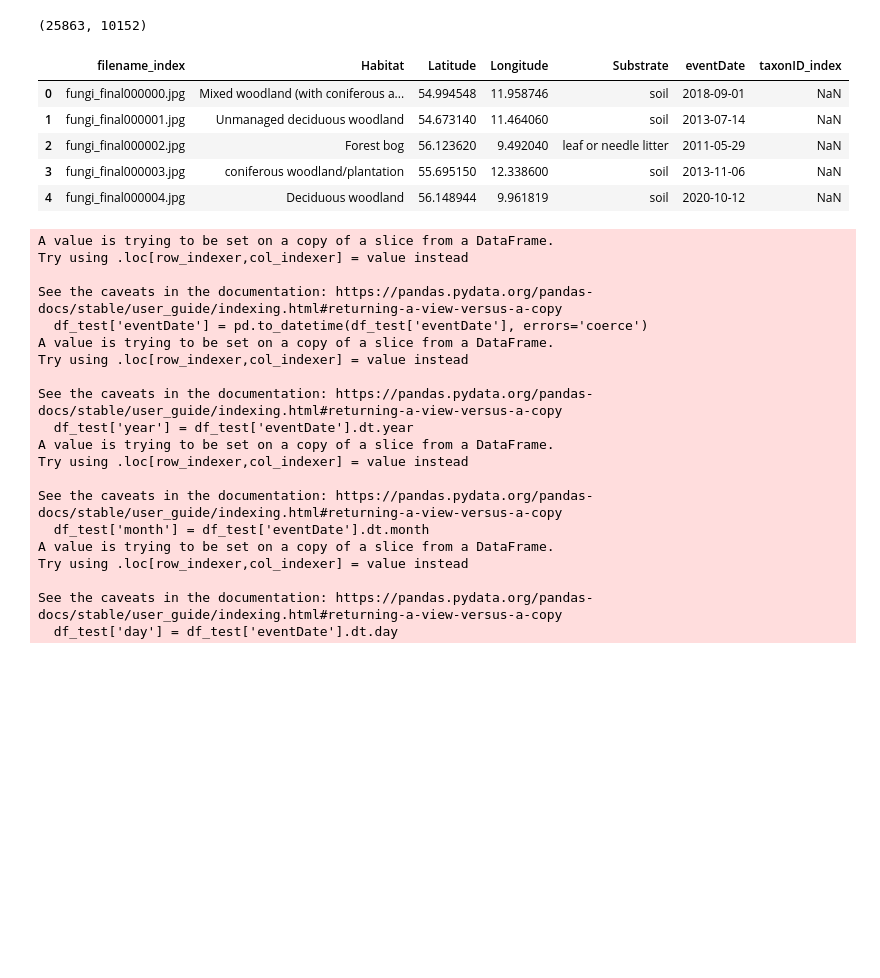
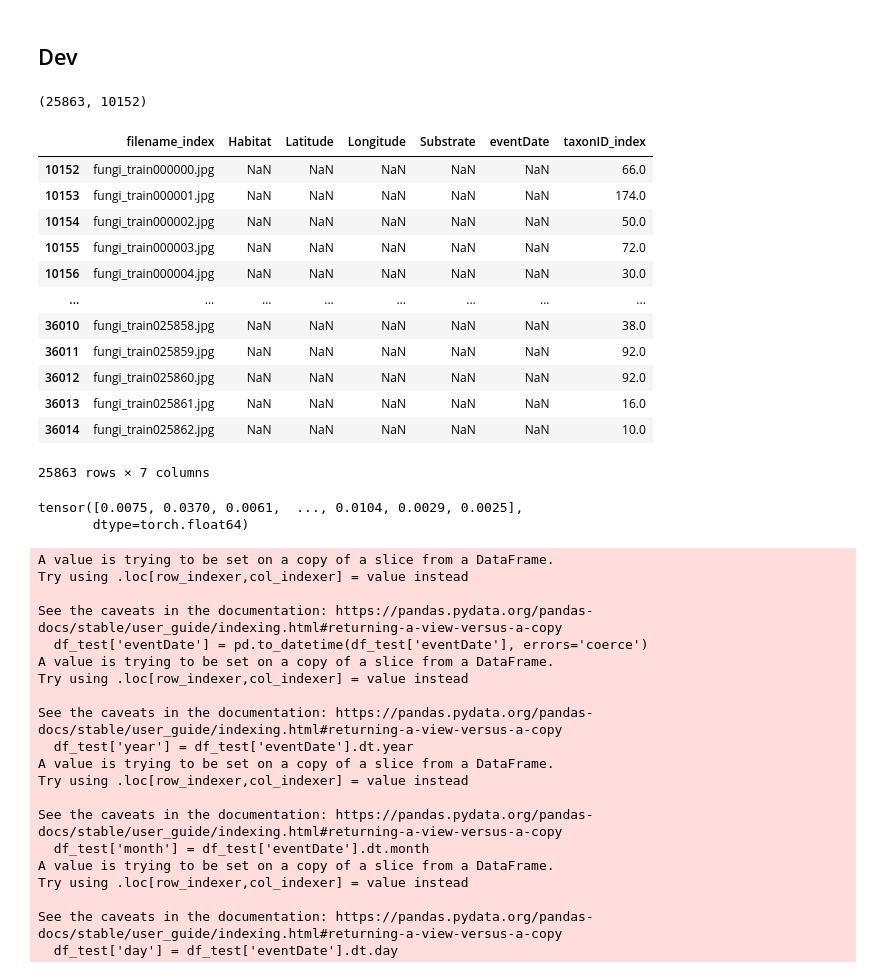
Before and after one commit to alexCortinaU/MultimodalDataChallenge2025, a Jupyter notebook: notebooks/acu_exploreData.ipynb, the cells around one changed output. Saved outputs shown, nothing was run; the diff lists cells and outputs as text; code cells hidden in the pictures; blank space fills up the shorter version.

```diff
--- a/notebooks/acu_exploreData.ipynb
+++ b/notebooks/acu_exploreData.ipynb
@@ -10,3 +94,5 @@ import seaborn as sns
+# %% [markdown]
+## Dev
 # %%
 df = pd.read_csv(data_path / "baseline_metadata.csv")
 df_test = df[df.filename_index.str.contains("test") | df.filename_index.str.contains("final")]
@@ -14,3 +100,19 @@ df_train = df[df.filename_index.str.contains("train")]
 len(df_train), len(df_test)
 # %% [output]
 (25863, 10152)
+# %%
+df_train
+# %% [output]
+|  | filename_index | Habitat | Latitude | Longitude | Substrate | eventDate | taxonID_index |
+| 10152 | fungi_train000000.jpg | NaN | NaN | NaN | NaN | NaN | 66.0 |
+| 10153 | fungi_train000001.jpg | NaN | NaN | NaN | NaN | NaN | 174.0 |
+| 10154 | fungi_train000002.jpg | NaN | NaN | NaN | NaN | NaN | 50.0 |
+| 10155 | fungi_train000003.jpg | NaN | NaN | NaN | NaN | NaN | 72.0 |
+| 10156 | fungi_train000004.jpg | NaN | NaN | NaN | NaN | NaN | 30.0 |
+| ... | ... | ... | ... | ... | ... | ... | ... |
+| 36010 | fungi_train025858.jpg | NaN | NaN | NaN | NaN | NaN | 38.0 |
+| 36011 | fungi_train025859.jpg | NaN | NaN | NaN | NaN | NaN | 92.0 |
+| 36012 | fungi_train025860.jpg | NaN | NaN | NaN | NaN | NaN | 92.0 |
+| 36013 | fungi_train025861.jpg | NaN | NaN | NaN | NaN | NaN | 16.0 |
+| 36014 | fungi_train025862.jpg | NaN | NaN | NaN | NaN | NaN | 10.0 |
+25863 rows × 7 columns
@@ -17,12 +126,8 @@ len(df_train), len(df_test)
 # %%
-df_test.head()
+samples_weight
 # %% [output]
-|  | filename_index | Habitat | Latitude | Longitude | Substrate | eventDate | taxonID_index |
-| 0 | fungi_final000000.jpg | Mixed woodland (with coniferous a... | 54.994548 | 11.958746 | soil | 2018-09-01 | NaN |
-| 1 | fungi_final000001.jpg | Unmanaged deciduous woodland | 54.673140 | 11.464060 | soil | 2013-07-14 | NaN |
-| 2 | fungi_final000002.jpg | Forest bog | 56.123620 | 9.492040 | leaf or needle litter | 2011-05-29 | NaN |
-| 3 | fungi_final000003.jpg | coniferous woodland/plantation | 55.695150 | 12.338600 | soil | 2013-11-06 | NaN |
-| 4 | fungi_final000004.jpg | Deciduous woodland | 56.148944 | 9.961819 | soil | 2020-10-12 | NaN |
+tensor([0.0075, 0.0370, 0.0061,  ..., 0.0104, 0.0029, 0.0025],
+       dtype=torch.float64)
 # %%
 # expand eventDate column into year, month, day
 df_test['eventDate'] = pd.to_datetime(df_test['eventDate'], errors='coerce')
```
Also changed, not shown: parts of 12 cells of this notebook, 3 other files.
